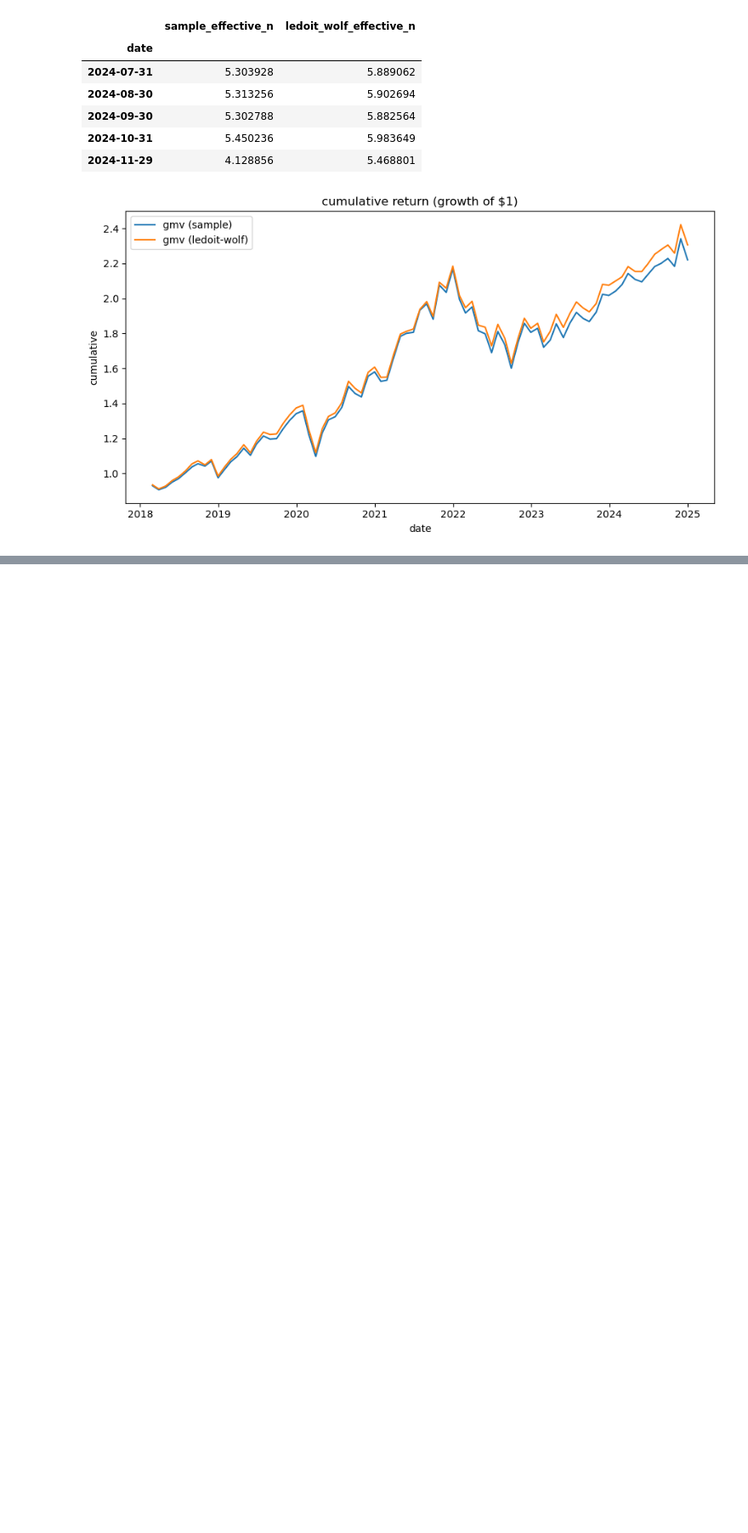
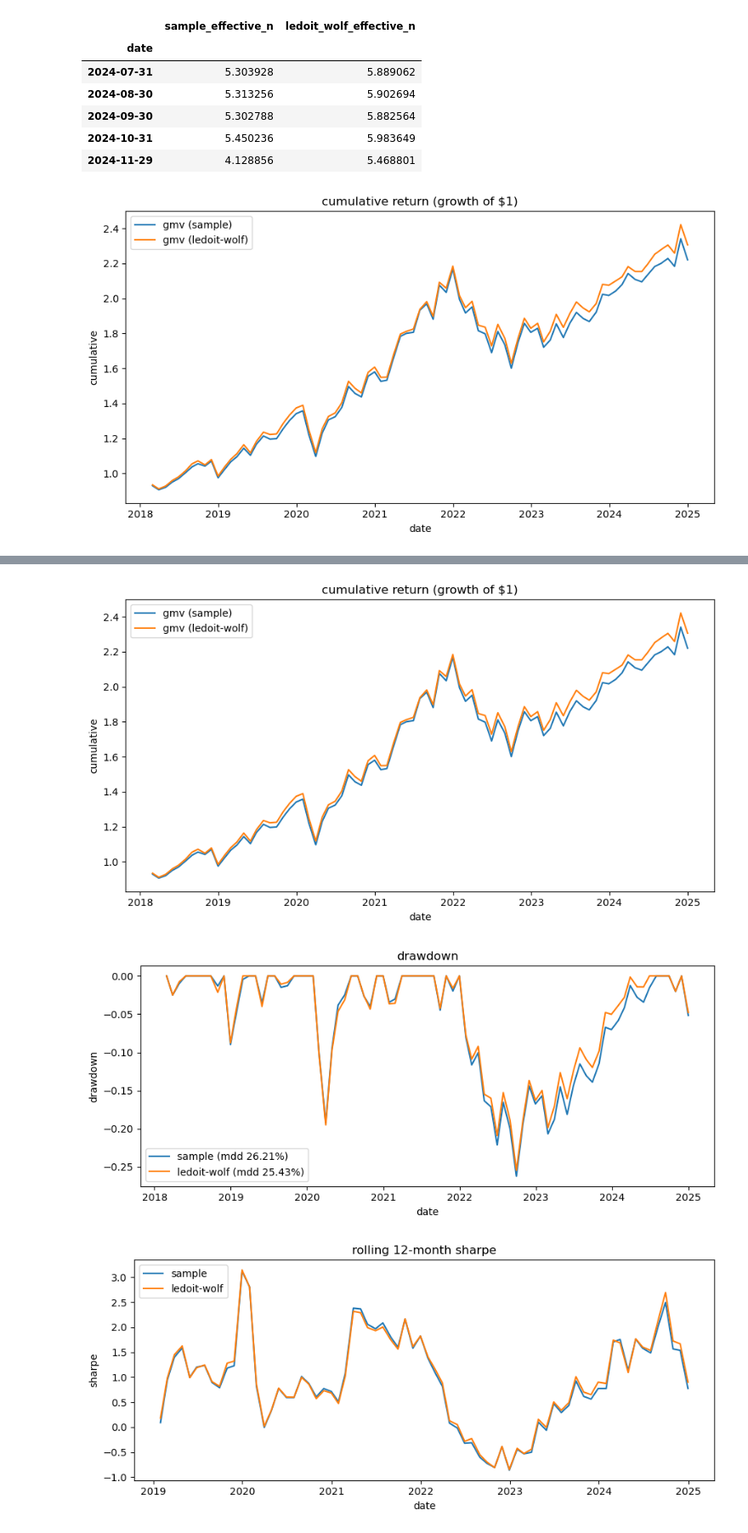
Before and after one commit to dhajibashi/Project_2, a Jupyter notebook: Project_2.ipynb, the cells around one changed output, grey strips where cells are left out. Shown: that part at 85% size. Saved outputs shown, nothing was run; the diff lists cells and outputs as text; code cells hidden in the pictures; blank space fills up the shorter version.

```diff
--- a/Project_2.ipynb
+++ b/Project_2.ipynb
@@ -449,3 +449,29 @@ plt.tight_layout()
 plt.show()
 # %% [output]
 [figure]
+# %%
+def compute_turnover(weights_df):
+    """
+    turnover = sum of absolute weight changes |Δw| per rebalance
+    weights_df : long-form DataFrame with ['date','method','ticker','weight']
+    returns     : DataFrame with ['date','method','turnover']
+    """
+    out = []
+    for method in weights_df['method'].unique():
+        w = (weights_df[weights_df['method']==method]
+             .pivot(index='date', columns='ticker', values='weight')
+             .sort_index())
+        for i in range(1, len(w)):
+            prev, curr = w.iloc[i-1].values, w.iloc[i].values
+            out.append({
+                'date': w.index[i],
+                'method': method,
+                'turnover': float(np.sum(np.abs(curr - prev)))
+            })
+    return pd.DataFrame(out)
+
+# run this once you already have weights_df
+turnover_df = compute_turnover(weights_df)
+
+# quick peek
+turnover_df.tail()
@@ -451,0 +648,15 @@ plt.show()
+# %%
+# everything below is now just function calls — no loose code
+
+# make all visuals
+make_all_charts(perf_df, turnover_df, returns_wide = returns_wide, annual_rf = 0.02)
+
+# show key tables inline
+show_summary_tables(summary_df, perf_df, turnover_df, tail_n = 5)
+
+# optional: save csvs for your report appendix
+# save_csvs(perf_df, weights_df, turnover_df, stability_df, summary_df)
+# %% [output]
+[figure, added]
+[figure, added]
+[figure, added]
```
Also changed, not shown: parts of 3 cells of this notebook.
